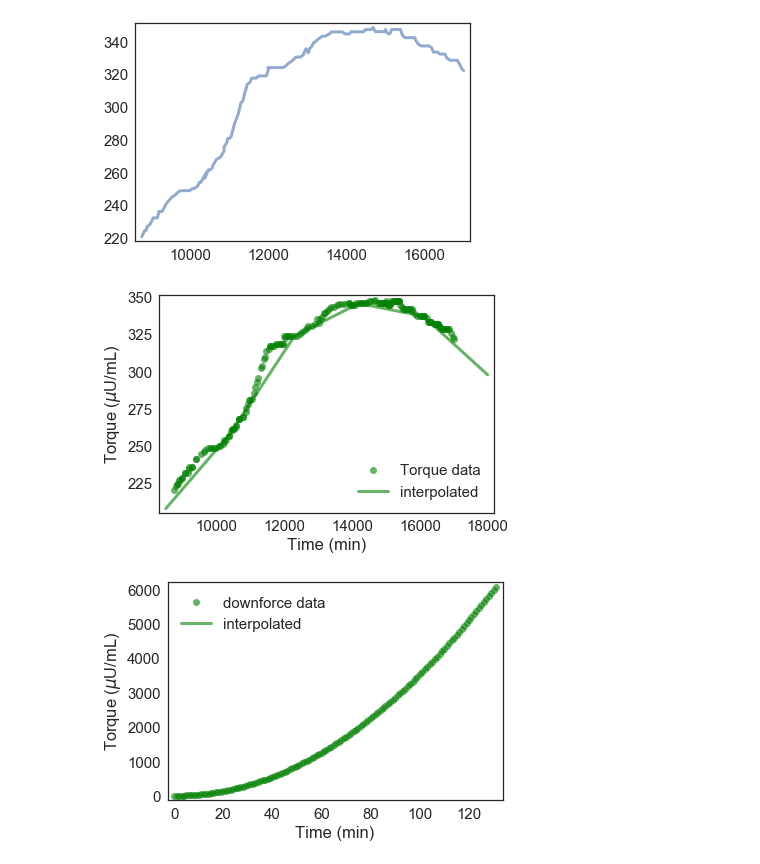
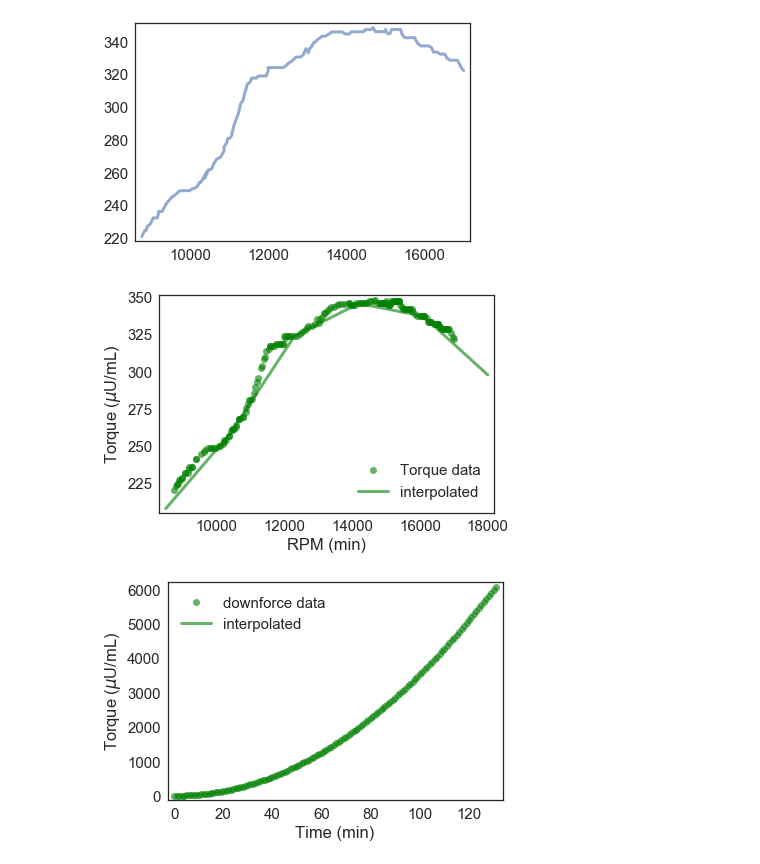
Before and after one commit to ssreekanth2000/ModSimPy, a Jupyter notebook: code/Project 3.ipynb, the cells around one changed output. Drawn from its saved outputs; the diff is of its cells as text; code cells hidden in the pictures.

```diff
--- a/code/Project 3.ipynb
+++ b/code/Project 3.ipynb
@@ -135,13 +135,13 @@ I1 = interpolate(data1.Torque, kind ='linear')
 # %%
 ts = linrange(8500, 18000, 2000)
 
 plot(data1.Torque, 'go', label='Torque data')
 plot(ts, I1(ts), color='green', label='interpolated')
 
-decorate(xlabel='Time (min)',
+decorate(xlabel='RPM (min)',
          ylabel='Torque ($\mu$U/mL)')
 # %% [output]
-[figure, old version]
+[figure, new version]
 # %%
 I = interpolate(downforce.results.t,kind='cubic')
 # %%
```
Also changed, not shown: parts of 4 cells of this notebook, 1 other file.
